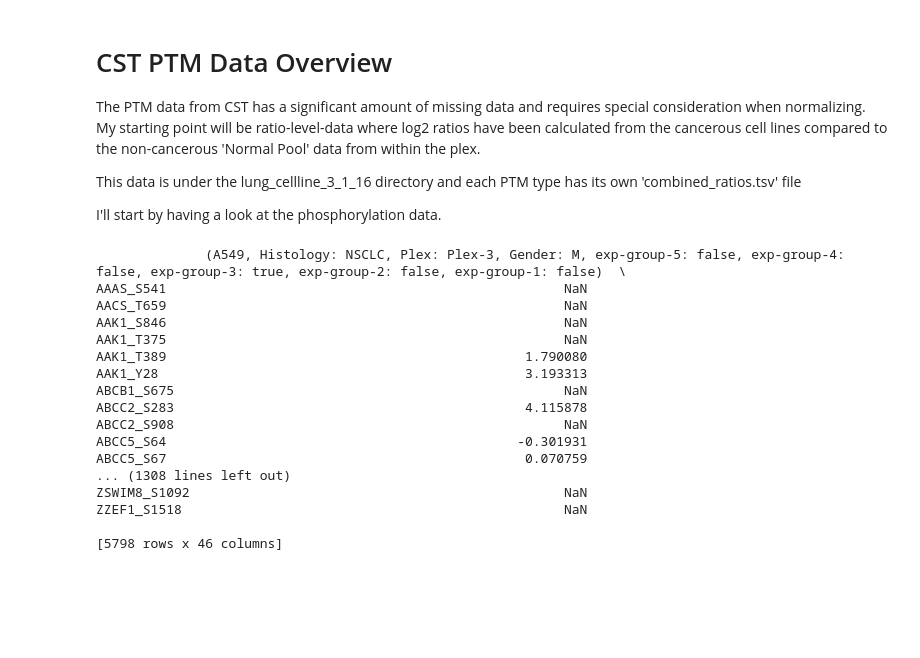
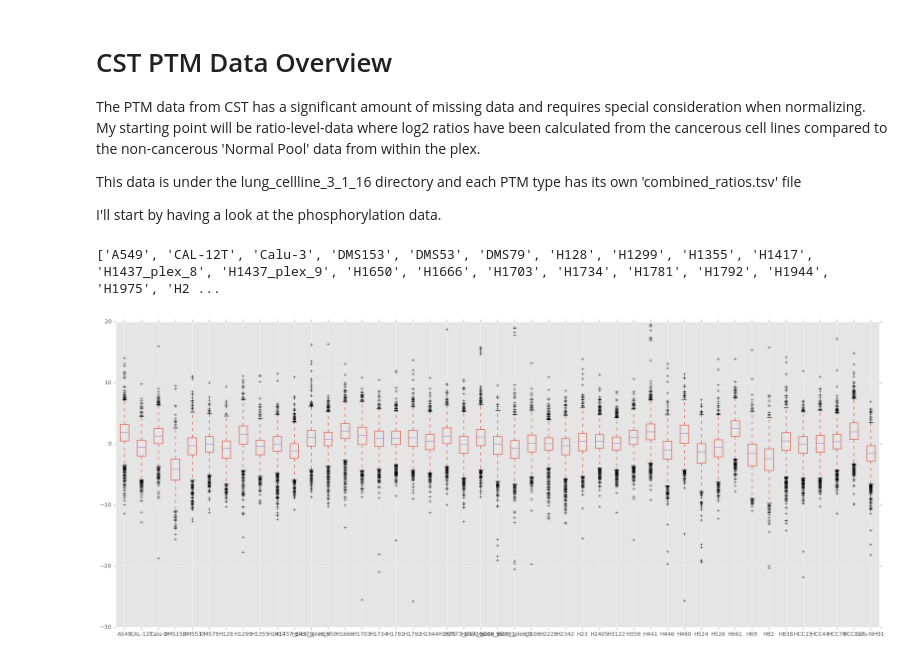
Before and after one commit to MaayanLab/CST_Lung_Cancer_Viz, a Jupyter notebook: CST PTM Data Overview.ipynb, the cells around one changed output. Saved outputs shown, nothing was run; the diff lists cells and outputs as text; code cells hidden in the pictures; blank space fills up the shorter version.

Commit message:
removed trailing tabs from phospho combined tsv, made notebook figure from dataframe

```diff
--- a/CST PTM Data Overview.ipynb
+++ b/CST PTM Data Overview.ipynb
@@ -25,24 +25,20 @@ filename = 'lung_cellline_3_1_16/lung_cellline_phospho/' + \
 'lung_cellline_TMT_phospho_combined_ratios.tsv'
 
 net.load_file(filename)
+tmp_df = net.dat_to_df()
+inst_df = tmp_df['mat']
+
+# simplify column names
+col_names = inst_df.columns.tolist()
+simple_col_names = []
+for inst_name in col_names:
+    simple_col_names.append(inst_name[0])
+
+print(simple_col_names)
+inst_df.columns = simple_col_names
+# %% [output]
+['A549', 'CAL-12T', 'Calu-3', 'DMS153', 'DMS53', 'DMS79', 'H128', 'H1299', 'H1355', 'H1417', 'H1437_plex_8', 'H1437_plex_9', 'H1650', 'H1666', 'H1703', 'H1734', 'H1781', 'H1792', 'H1944', 'H1975', 'H2 ...
-# %%
-inst_df = net.dat_to_df()
-print(inst_df['mat'])
-# %% [output]
-              (A549, Histology: NSCLC, Plex: Plex-3, Gender: M, exp-group-5: false, exp-group-4: false, exp-group-3: true, exp-group-2: false, exp-group-1: false)  \
-AAAS_S541                                                   NaN
-AACS_T659                                                   NaN
-AAK1_S846                                                   NaN
-AAK1_T375                                                   NaN
-AAK1_T389                                              1.790080
-AAK1_Y28                                               3.193313
-ABCB1_S675                                                  NaN
-ABCC2_S283                                             4.115878
-ABCC2_S908                                                  NaN
-ABCC5_S64                                             -0.301931
-ABCC5_S67                                              0.070759
-... (1308 lines left out)
-ZSWIM8_S1092                                                NaN
-ZZEF1_S1518                                                 NaN
-
-[5798 rows x 46 columns]
+# %%
+tmp = inst_df.plot(kind='box', figsize=(25,10))
+# %% [output]
+[figure, added]
```
Also changed, not shown: 1 other file.
